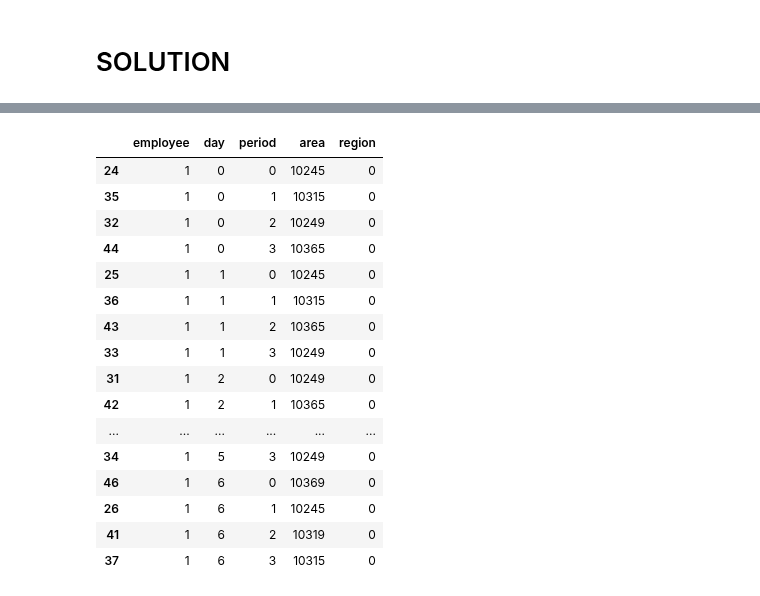
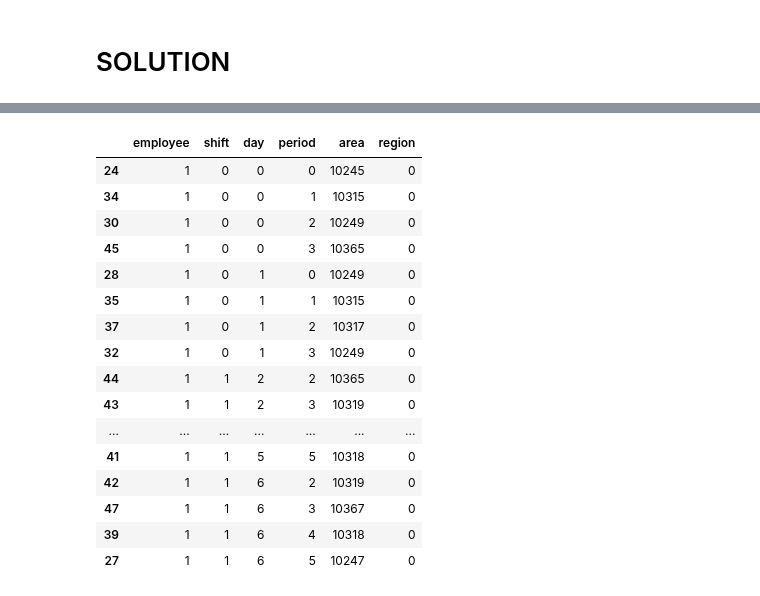
Before and after one commit to carlosperez1997/lmd-sizing-scheduling, a Jupyter notebook: solver/rostering.ipynb, the cells around one changed output, grey strips where cells are left out. Saved outputs shown, nothing was run; the diff lists cells and outputs as text; code cells hidden in the pictures.

```diff
--- a/solver/rostering.ipynb
+++ b/solver/rostering.ipynb
@@ -139,15 +139,26 @@ omega_var = m.addVars(n_areas, n_periods, n_days, vtype=GRB.CONTINUOUS, lb=0, na
 # CONSTRAINTS
 # %%
 # 1. Connecting employees moving around areas to shift assignment p
+if False:
+    for r in R:
+        for e in E[r]:
+            for p in P[r]:
+                for d in D:
+                    Ar = A[r]
+                    m.addConstr(
+                        (sum([k_var[e, a, theta, d] for a in Ar for theta in Theta]) == 1/2 * h[p] * r_var[e,p,d] ),
+                        name = f'moving_areas_{r}_{e}_{p}_{d}'
+                    )
+
+# CORRECTED!
 for r in R:
     for e in E[r]:
-        for p in P[r]:
-            for d in D:
-                Ar = A[r]
-                m.addConstr(
-                    (sum([k_var[e, a, theta, d] for a in Ar for theta in Theta]) == 1/2 * h[p] * r_var[e,p,d] ),
-                    name = f'moving_areas_{r}_{e}_{p}_{d}'
-                )
+        for d in D:
+            Ar, Pr = A[r], P[r]
+            m.addConstr(
+                (sum([k_var[e, a, theta, d] for a in Ar for theta in Theta]) == 1/2 * sum([h[p] * r_var[e,p,d] for p in Pr])),
+                name = f'moving_areas_{r}_{e}_{d}'
+            )
 # %%
 # 2. Employee can only be assigned to one area at a time
 for r in R:
@@ -207,15 +218,16 @@ for r in R:
 # %%
 # 5. Min - Max hours worked per week
 for r in R:
+    Pr = P[r]
     for e in E[r]:
         min_hours = h_min[e]
         max_hours = h_max[e]
 
-        m.addConstr(( h[p] * sum([r_var[e, p, d] for p in Pr for d in D]) >= min_hours),
+        m.addConstr((sum([ h[p] * r_var[e, p, d] for p in Pr for d in D]) >= min_hours),
             name = f'min_hours_{r}_{e}'
         )
 
-        m.addConstr(( h[p] * sum([r_var[e, p, d] for p in Pr for d in D]) <= max_hours),
+        m.addConstr(( sum([ h[p] * r_var[e, p, d] for p in Pr for d in D]) <= max_hours),
             name = f'max_hours_{r}_{e}'
         )
 # %%
@@ -230,7 +242,7 @@ for r in R:
 for r in R:
     for e in E[r]:
         Pr = P[r]
-        m.addConstr((sum([r_var[e, p, d] for p in Pr]) <= b_max[e]),
+        m.addConstr((sum([u_var[e, p] for p in Pr]) <= b_max[e]),
             name = f'start_times_{r}_{e}_2'
         )
 # %%
@@ -402,10 +388,12 @@ for e in employees:
     for a in areas:
         for theta in Theta:
             for d in D:
+                for p in shifts:
+                    shift = int(r_var[e, p, d].X)
                 value = k_var[e, area_map[a], theta, d].X
                 if value > 0.5:
-                    area_employee_assignment.append([e, a, theta, d])
+                    area_employee_assignment.append([e, a, theta, d, shift])
 
-area_employee_assignment_df = pd.DataFrame(area_employee_assignment, columns=['employee', 'area', 'period', 'day'])
-area_employee_assignment_df
+area_employee_assignment_df = pd.DataFrame(area_employee_assignment, columns=['employee', 'area', 'period', 'day', 'shift'])
+area_employee_assignment_df.head(10)
 # %% [output]
@@ -455,33 +451,33 @@ area_employee_assignment_df
 # %%
 (
     area_employee_assignment_df
     .query('employee == 1')
     #.merge(couriers_needed_df, on=['day', 'area', 'period'])
     .assign(
         region = area_employee_assignment_df['area'].map(region_area_map)
     )
     .sort_values(['day', 'period'])
-    [['employee', 'day', 'period', 'area', 'region']] #, 'n_couriers']]
+    [['employee', 'shift', 'day', 'period', 'area', 'region']] #, 'n_couriers']]
     .head(100)
 )
 # %% [output]
-|  | employee | day | period | area | region |
-| 24 | 1 | 0 | 0 | 10245 | 0 |
-| 35 | 1 | 0 | 1 | 10315 | 0 |
-| 32 | 1 | 0 | 2 | 10249 | 0 |
-| 44 | 1 | 0 | 3 | 10365 | 0 |
-| 25 | 1 | 1 | 0 | 10245 | 0 |
-| 36 | 1 | 1 | 1 | 10315 | 0 |
-| 43 | 1 | 1 | 2 | 10365 | 0 |
-| 33 | 1 | 1 | 3 | 10249 | 0 |
-| 31 | 1 | 2 | 0 | 10249 | 0 |
-| 42 | 1 | 2 | 1 | 10365 | 0 |
-| ... | ... | ... | ... | ... | ... |
-| 34 | 1 | 5 | 3 | 10249 | 0 |
-| 46 | 1 | 6 | 0 | 10369 | 0 |
-| 26 | 1 | 6 | 1 | 10245 | 0 |
-| 41 | 1 | 6 | 2 | 10319 | 0 |
-| 37 | 1 | 6 | 3 | 10315 | 0 |
+|  | employee | shift | day | period | area | region |
+| 24 | 1 | 0 | 0 | 0 | 10245 | 0 |
+| 34 | 1 | 0 | 0 | 1 | 10315 | 0 |
+| 30 | 1 | 0 | 0 | 2 | 10249 | 0 |
+| 45 | 1 | 0 | 0 | 3 | 10365 | 0 |
+| 28 | 1 | 0 | 1 | 0 | 10249 | 0 |
+| 35 | 1 | 0 | 1 | 1 | 10315 | 0 |
+| 37 | 1 | 0 | 1 | 2 | 10317 | 0 |
+| 32 | 1 | 0 | 1 | 3 | 10249 | 0 |
+| 44 | 1 | 1 | 2 | 2 | 10365 | 0 |
+| 43 | 1 | 1 | 2 | 3 | 10319 | 0 |
+| ... | ... | ... | ... | ... | ... | ... |
+| 41 | 1 | 1 | 5 | 5 | 10318 | 0 |
+| 42 | 1 | 1 | 6 | 2 | 10319 | 0 |
+| 47 | 1 | 1 | 6 | 3 | 10367 | 0 |
+| 39 | 1 | 1 | 6 | 4 | 10318 | 0 |
+| 27 | 1 | 1 | 6 | 5 | 10247 | 0 |
 # %%
 # areas
 area_period_days_df = (
```
Also changed, not shown: parts of 20 cells of this notebook.
